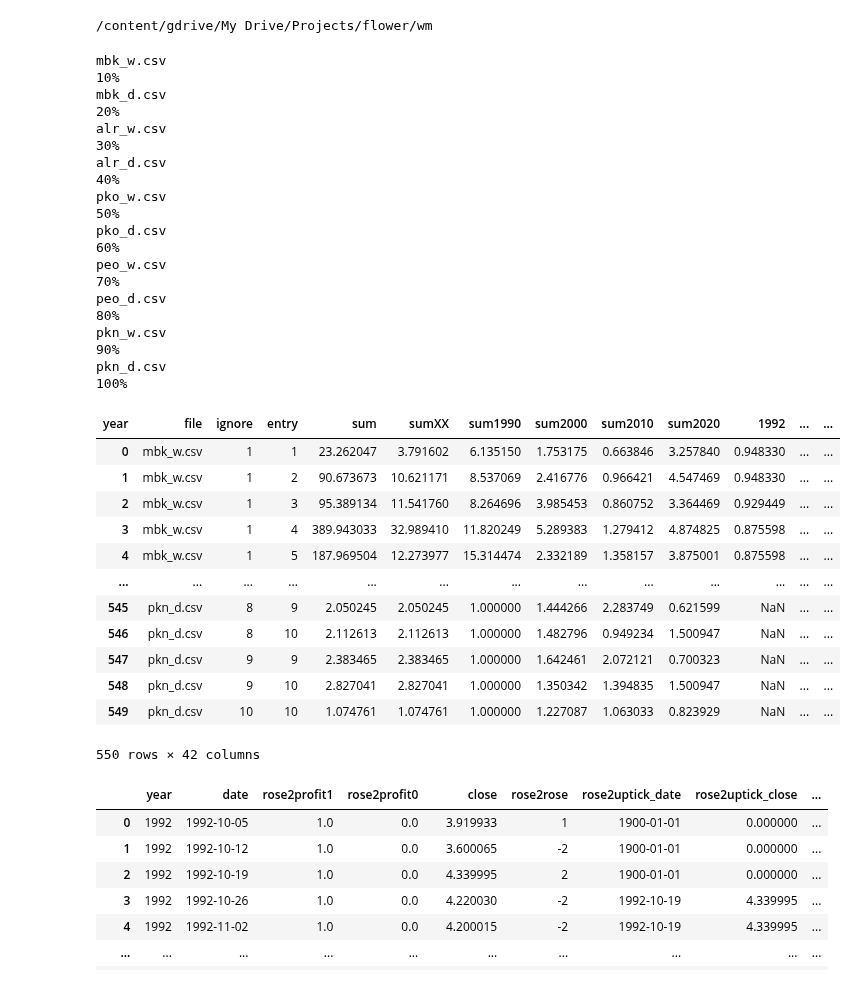
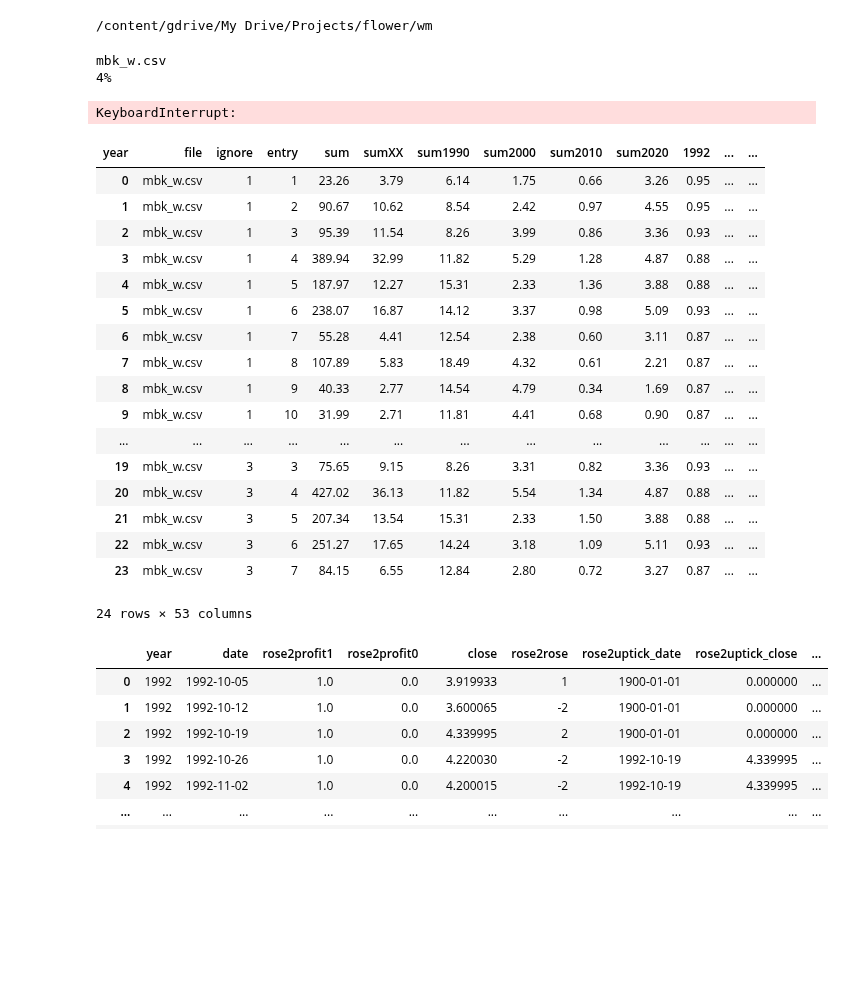
Before and after one commit to ai357060/flower, a Jupyter notebook: wm/aw01.ipynb, the cells around one changed output. Saved outputs shown, nothing was run; the diff lists cells and outputs as text; code cells hidden in the pictures; blank space fills up the shorter version.

```diff
--- a/wm/aw01.ipynb
+++ b/wm/aw01.ipynb
@@ -105,6 +105,23 @@ for filename in filenames:
       #xx = masterFrame.groupby('year').rose2profit.agg('sum')
       xx = masterFrame.groupby('year')['rose2profit1'].apply(np.prod)
       df = xx.to_frame().T
+      df['10y2024'] = df[2024]*df[2023]*df[2022]*df[2021]*df[2020]*df[2019]*df[2018]*df[2017]*df[2016]*df[2015]
+      df['10y2023'] = df[2023]*df[2022]*df[2021]*df[2020]*df[2019]*df[2018]*df[2017]*df[2016]*df[2015]*df[2014]
+      df['10y2022'] = df[2022]*df[2021]*df[2020]*df[2019]*df[2018]*df[2017]*df[2016]*df[2015]*df[2014]*df[2013]
+      df['10y2021'] = df[2021]*df[2020]*df[2019]*df[2018]*df[2017]*df[2016]*df[2015]*df[2014]*df[2013]*df[2012]
+      df['10y2020'] = df[2020]*df[2019]*df[2018]*df[2017]*df[2016]*df[2015]*df[2014]*df[2013]*df[2012]*df[2011]
+      df['10y2019'] = df[2019]*df[2018]*df[2017]*df[2016]*df[2015]*df[2014]*df[2013]*df[2012]*df[2011]*df[2010]
+      df['10y2018'] = df[2018]*df[2017]*df[2016]*df[2015]*df[2014]*df[2013]*df[2012]*df[2011]*df[2010]*df[2009]
+      df['10y2017'] = df[2017]*df[2016]*df[2015]*df[2014]*df[2013]*df[2012]*df[2011]*df[2010]*df[2009]*df[2008]
+      df['10y2016'] = df[2016]*df[2015]*df[2014]*df[2013]*df[2012]*df[2011]*df[2010]*df[2009]*df[2008]*df[2007]
+      df['10y2015'] = df[2015]*df[2014]*df[2013]*df[2012]*df[2011]*df[2010]*df[2009]*df[2008]*df[2007]*df[2006]
+      df['10y2014'] = df[2014]*df[2013]*df[2012]*df[2011]*df[2010]*df[2009]*df[2008]*df[2007]*df[2006]*df[2005]
+      df['10y2013'] = df[2013]*df[2012]*df[2011]*df[2010]*df[2009]*df[2008]*df[2007]*df[2006]*df[2005]*df[2004]
+      df['10y2012'] = df[2012]*df[2011]*df[2010]*df[2009]*df[2008]*df[2007]*df[2006]*df[2005]*df[2004]*df[2003]
+      df['10y2011'] = df[2011]*df[2010]*df[2009]*df[2008]*df[2007]*df[2006]*df[2005]*df[2004]*df[2003]*df[2002]
+      df['10y2010'] = df[2010]*df[2009]*df[2008]*df[2007]*df[2006]*df[2005]*df[2004]*df[2003]*df[2002]*df[2001]
+      df['10y2009'] = df[2009]*df[2008]*df[2007]*df[2006]*df[2005]*df[2004]*df[2003]*df[2002]*df[2001]*df[2000]
+
       df.insert(loc=0, column='sum2020',  value=[sum2020])
       df.insert(loc=0, column='sum2010',  value=[sum2010])
       df.insert(loc=0, column='sum2000',  value=[sum2000])
@@ -124,39 +141,27 @@ for filename in filenames:
       sys.stdout.flush()
 # %% [output]
 mbk_w.csv
-10%
-mbk_d.csv
-20%
-alr_w.csv
-30%
-alr_d.csv
-40%
-pko_w.csv
-50%
-pko_d.csv
-60%
-peo_w.csv
-70%
-peo_d.csv
-80%
-pkn_w.csv
-90%
-pkn_d.csv
-100%
+4%
+KeyboardInterrupt:
 # %%
-stats
+stats.round(2)
 # %% [output]
 | year | file | ignore | entry | sum | sumXX | sum1990 | sum2000 | sum2010 | sum2020 | 1992 | ... | ... |
-| 0 | mbk_w.csv | 1 | 1 | 23.262047 | 3.791602 | 6.135150 | 1.753175 | 0.663846 | 3.257840 | 0.948330 | ... | ... |
-| 1 | mbk_w.csv | 1 | 2 | 90.673673 | 10.621171 | 8.537069 | 2.416776 | 0.966421 | 4.547469 | 0.948330 | ... | ... |
-| 2 | mbk_w.csv | 1 | 3 | 95.389134 | 11.541760 | 8.264696 | 3.985453 | 0.860752 | 3.364469 | 0.929449 | ... | ... |
-| 3 | mbk_w.csv | 1 | 4 | 389.943033 | 32.989410 | 11.820249 | 5.289383 | 1.279412 | 4.874825 | 0.875598 | ... | ... |
-| 4 | mbk_w.csv | 1 | 5 | 187.969504 | 12.273977 | 15.314474 | 2.332189 | 1.358157 | 3.875001 | 0.875598 | ... | ... |
+| 0 | mbk_w.csv | 1 | 1 | 23.26 | 3.79 | 6.14 | 1.75 | 0.66 | 3.26 | 0.95 | ... | ... |
+| 1 | mbk_w.csv | 1 | 2 | 90.67 | 10.62 | 8.54 | 2.42 | 0.97 | 4.55 | 0.95 | ... | ... |
+| 2 | mbk_w.csv | 1 | 3 | 95.39 | 11.54 | 8.26 | 3.99 | 0.86 | 3.36 | 0.93 | ... | ... |
+| 3 | mbk_w.csv | 1 | 4 | 389.94 | 32.99 | 11.82 | 5.29 | 1.28 | 4.87 | 0.88 | ... | ... |
+| 4 | mbk_w.csv | 1 | 5 | 187.97 | 12.27 | 15.31 | 2.33 | 1.36 | 3.88 | 0.88 | ... | ... |
+| 5 | mbk_w.csv | 1 | 6 | 238.07 | 16.87 | 14.12 | 3.37 | 0.98 | 5.09 | 0.93 | ... | ... |
+| 6 | mbk_w.csv | 1 | 7 | 55.28 | 4.41 | 12.54 | 2.38 | 0.60 | 3.11 | 0.87 | ... | ... |
+| 7 | mbk_w.csv | 1 | 8 | 107.89 | 5.83 | 18.49 | 4.32 | 0.61 | 2.21 | 0.87 | ... | ... |
+| 8 | mbk_w.csv | 1 | 9 | 40.33 | 2.77 | 14.54 | 4.79 | 0.34 | 1.69 | 0.87 | ... | ... |
+| 9 | mbk_w.csv | 1 | 10 | 31.99 | 2.71 | 11.81 | 4.41 | 0.68 | 0.90 | 0.87 | ... | ... |
 | ... | ... | ... | ... | ... | ... | ... | ... | ... | ... | ... | ... | ... |
-| 545 | pkn_d.csv | 8 | 9 | 2.050245 | 2.050245 | 1.000000 | 1.444266 | 2.283749 | 0.621599 | NaN | ... | ... |
-| 546 | pkn_d.csv | 8 | 10 | 2.112613 | 2.112613 | 1.000000 | 1.482796 | 0.949234 | 1.500947 | NaN | ... | ... |
-| 547 | pkn_d.csv | 9 | 9 | 2.383465 | 2.383465 | 1.000000 | 1.642461 | 2.072121 | 0.700323 | NaN | ... | ... |
-| 548 | pkn_d.csv | 9 | 10 | 2.827041 | 2.827041 | 1.000000 | 1.350342 | 1.394835 | 1.500947 | NaN | ... | ... |
-| 549 | pkn_d.csv | 10 | 10 | 1.074761 | 1.074761 | 1.000000 | 1.227087 | 1.063033 | 0.823929 | NaN | ... | ... |
+| 19 | mbk_w.csv | 3 | 3 | 75.65 | 9.15 | 8.26 | 3.31 | 0.82 | 3.36 | 0.93 | ... | ... |
+| 20 | mbk_w.csv | 3 | 4 | 427.02 | 36.13 | 11.82 | 5.54 | 1.34 | 4.87 | 0.88 | ... | ... |
+| 21 | mbk_w.csv | 3 | 5 | 207.34 | 13.54 | 15.31 | 2.33 | 1.50 | 3.88 | 0.88 | ... | ... |
+| 22 | mbk_w.csv | 3 | 6 | 251.27 | 17.65 | 14.24 | 3.18 | 1.09 | 5.11 | 0.93 | ... | ... |
+| 23 | mbk_w.csv | 3 | 7 | 84.15 | 6.55 | 12.84 | 2.80 | 0.72 | 3.27 | 0.87 | ... | ... |
-550 rows × 42 columns
+24 rows × 53 columns
 # %%
```
Also changed, not shown: parts of 2 cells of this notebook, 32 other files.
